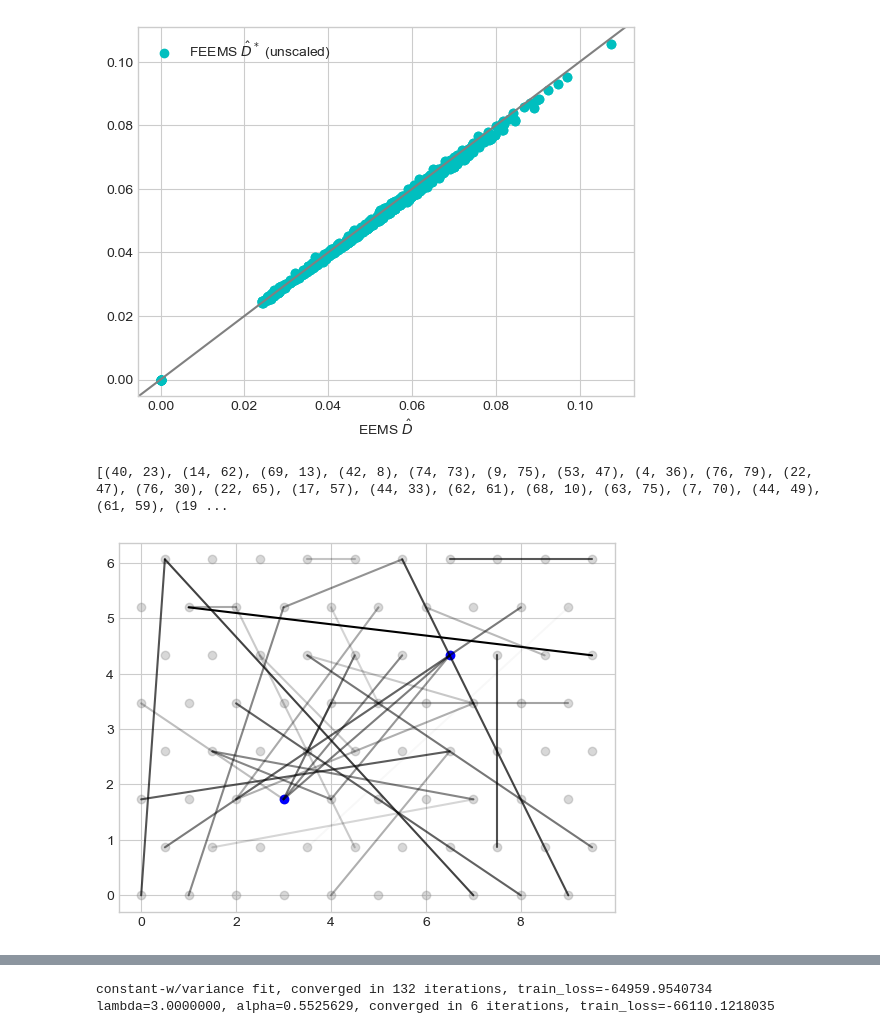
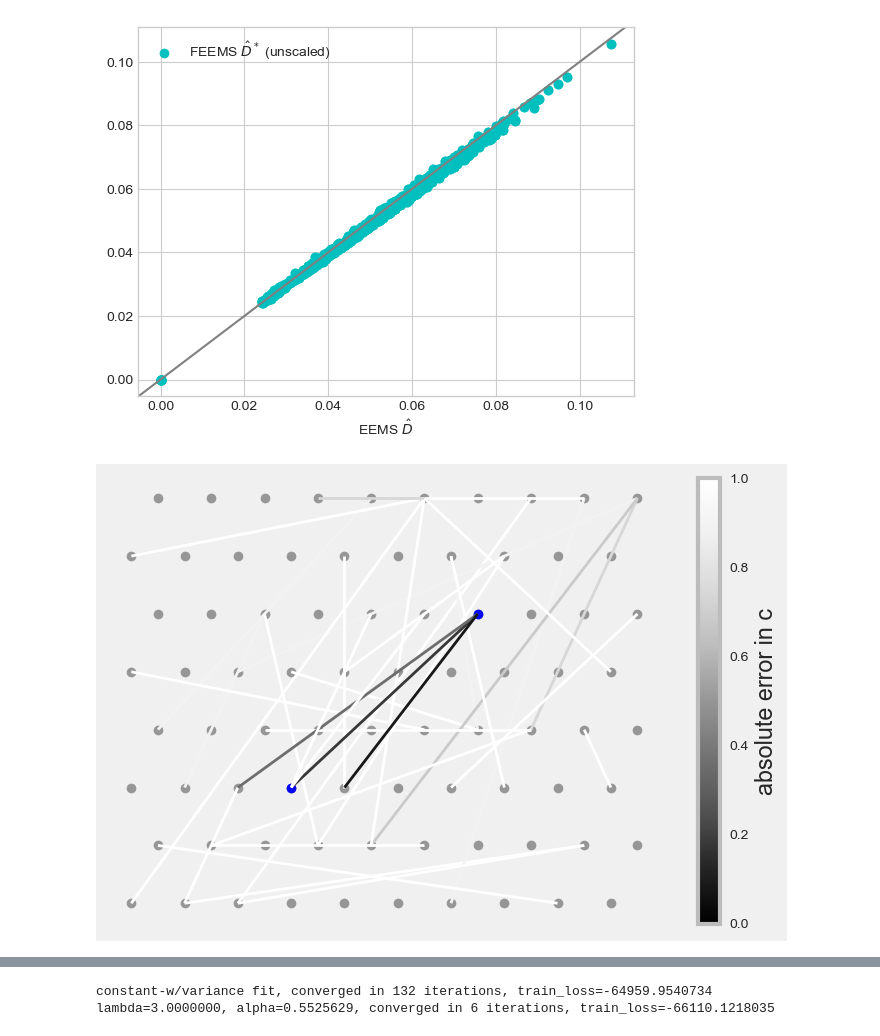
Before and after one commit to NovembreLab/feems, a Jupyter notebook: docs/notebooks/est-long-range.ipynb, the cells around one changed output, grey strips where cells are left out. Cells and saved outputs as stored; diff of their text form; code cells hidden in the pictures.

```diff
--- a/docs/notebooks/est-long-range.ipynb
+++ b/docs/notebooks/est-long-range.ipynb
@@ -24,9 +24,8 @@ import scipy as sp
 
 # viz
 import matplotlib.pyplot as plt
-from matplotlib import gridspec
+import matplotlib as mpl
 import cartopy.crs as ccrs
-import matplotlib.colors as colors
 import seaborn as sns
 
 # feems
@@ -49,6 +48,7 @@ import allel
 plt.rcParams["font.family"] = "Arial"
 plt.rcParams["font.sans-serif"] = "Arial"
 plt.rcParams['axes.axisbelow'] = True
+plt.style.use('seaborn-whitegrid')
 # %% [output]
 The autoreload extension is already loaded. To reload it, use:
   %reload_ext autoreload
@@ -259,31 +178,35 @@ plt.scatter(Dgen,Dfrequnscaled,color='c',label=r'FEEMS $\hat D^*$ (unscaled)');
 Text(0.5, 0, 'EEMS $\\hat D$')
 [figure]
 # %%
-randedge = [tuple(np.random.choice(range(80),size=2,replace=False)) for _ in range(30)]
-randedge = list(set(randedge)-set(sp_graph.edges));
-for e in [(23,56),(22,56),(24,56),(23,55),(23,54)]:
-    randedge.append(e)
-print(randedge)
+# randedge = [tuple(np.random.choice(range(80),size=2,replace=False)) for _ in range(30)]
+# randedge = list(set(randedge)-set(sp_graph.edges));
+# for e in [(23,56),(22,56),(24,56),(23,55),(23,54)]:
+#     randedge.append(e)
+# for e in [(8,27),(7,27),(9,27),(8,26),(8,28)]:
+#     randedge.append(e)
+# print(randedge)
 
 isc = np.zeros(len(randedge)); logc = np.zeros(len(randedge))
 for ie, e in enumerate(randedge):
     llc = []
-    for c in np.linspace(0,1,12):
-        llc.append(-get_FEEMS_demes_nll_w_c(sp_graph, obj, sp_graph.w, sp_graph.q, [e], c, df=1200, sigstar=0.15))
-    logc[ie] = np.linspace(0,1,12)[np.argmin(np.abs(llc-np.max(llc)+2))] # llc[0] - llc[-1]
+    for c in np.linspace(0,1,25):
+        llc.append(get_FEEMS_demes_ll_w_c(sp_graph, obj, sp_graph.w, sp_graph.q, [e], c, df=2000, sigstar=0.5)[1])
+    # logc[ie] = np.linspace(0,1,12)[np.argmin(np.abs(llc-np.max(llc)+2))] # llc[0] - llc[-1]
     # if np.argmax(llc)!=0:
     #     isc[ie] = 1
-    isc[ie] = llc[-1]-llc[0]#np.linspace(0,1,12)[np.argmax(llc)]
+    isc[ie] = np.linspace(0,1,25)[np.argmax(llc)]#llc[-1]-llc[0]#
-# %% [output]
-[(40, 23), (14, 62), (69, 13), (42, 8), (74, 73), (9, 75), (53, 47), (4, 36), (76, 79), (22, 47), (76, 30), (22, 65), (17, 57), (44, 33), (62, 61), (68, 10), (63, 75), (7, 70), (44, 49), (61, 59), (19 ...
 # %%
 ## shoot, so much for a hypothesis...thought the edges closer to true nodes would show a different pattern
-plt.plot(grid_def[:,0],grid_def[:,1],'o',color='grey',alpha=0.3); plt.plot(grid_def[23,0],grid_def[23,1],'bo'); plt.plot(grid_def[56,0],grid_def[56,1],'bo');
+plt.style.use('fivethirtyeight')
+plt.plot(grid_def[:,0],grid_def[:,1],'o',color='grey',alpha=0.8); plt.plot(grid_def[lrn[0][0],0],grid_def[lrn[0][0],1],'bo'); plt.plot(grid_def[lrn[0][1],0],grid_def[lrn[0][1],1],'bo'); plt.box(False); plt.tick_params(left = False, labelleft = False, labelbottom = False, bottom = False); plt.grid()
 for ie, e in enumerate(randedge):
-    plt.plot((grid_def[randedge[ie][0],0],grid_def[randedge[ie][1],0]),(grid_def[randedge[ie][0],1],grid_def[randedge[ie][1],1]),'k',alpha=(isc[ie]-np.min(isc))/(np.max(isc)-np.min(isc)),)
+    plt.plot((grid_def[randedge[ie][0],0],grid_def[randedge[ie][1],0]),(grid_def[randedge[ie][0],1],grid_def[randedge[ie][1],1]),color='{}'.format(5*np.abs(isc[ie]-0.8)/4))
+    # alpha=1.05-5*np.abs(isc[ie]-.6)/3)
     # if isc[ie]==0:
     #     plt.plot((grid_def[randedge[ie][0],0],grid_def[randedge[ie][1],0]),(grid_def[randedge[ie][0],1],grid_def[randedge[ie][1],1]),'k',alpha=0.2,)
     # else:
     #     plt.plot((grid_def[randedge[ie][0],0],grid_def[randedge[ie][1],0]),(grid_def[randedge[ie][0],1],grid_def[randedge[ie][1],1]),'k--',alpha=0.6,)
+plt.colorbar(mpl.cm.ScalarMappable(norm=mpl.colors.Normalize(vmin=0, vmax=1), cmap=mpl.cm.Greys_r), orientation='vertical', label='absolute error in c')
+plt.style.use('seaborn-whitegrid')
 # %% [output]
-[figure, old version]
+[figure, new version]
```
Also changed, not shown: parts of 19 cells of this notebook, 1 other file.
